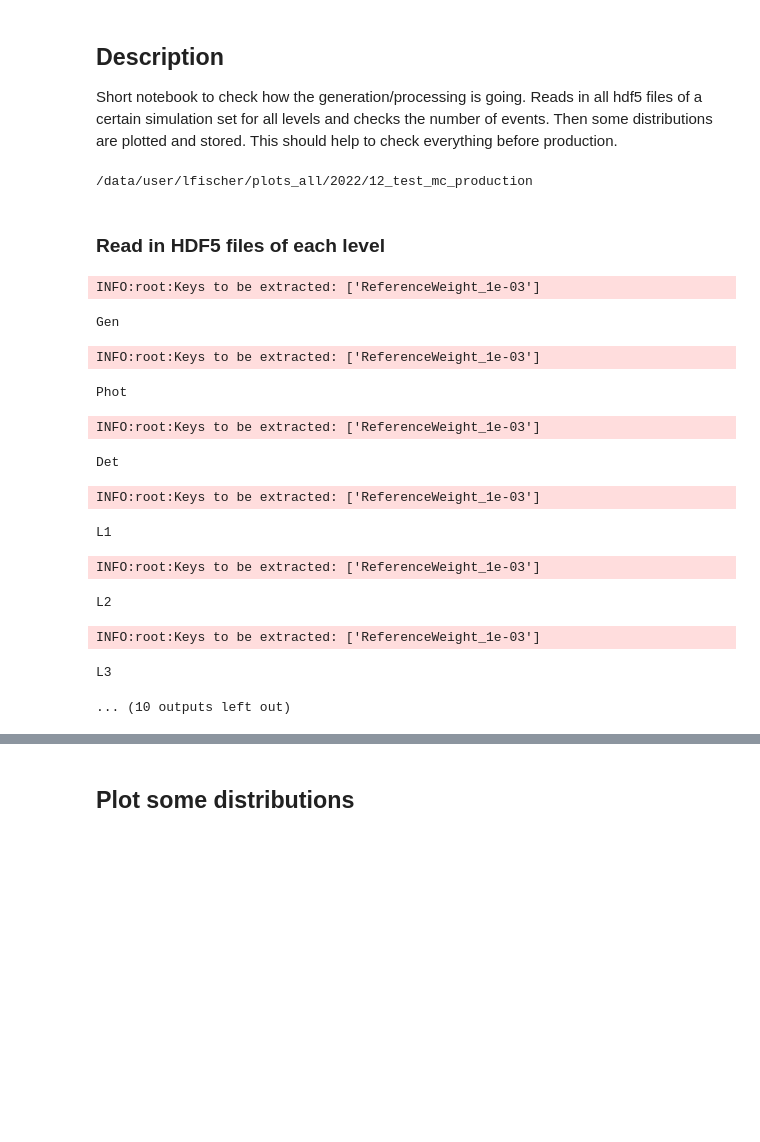
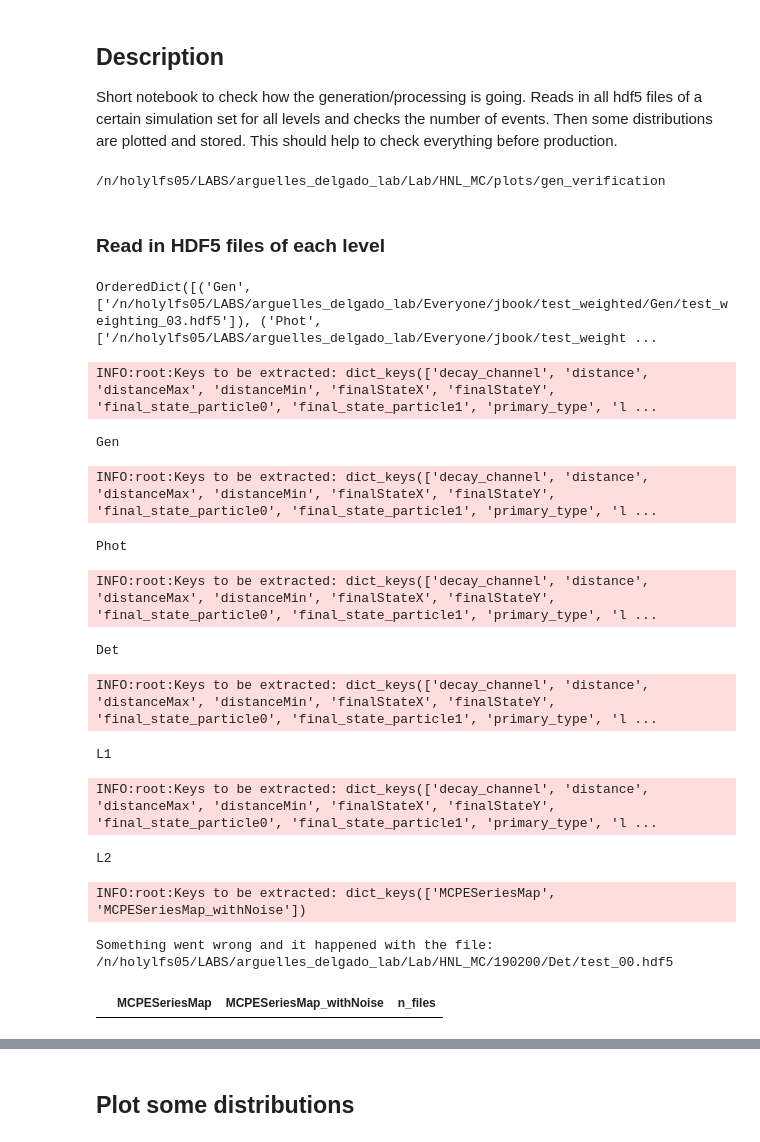
Before and after one commit to jybook/HNL_search_v2, a Jupyter notebook: notebooks/test_mc_production.ipynb, the cells around one changed output, grey strips where cells are left out. Saved outputs shown, nothing was run; the diff lists cells and outputs as text; code cells hidden in the pictures; blank space fills up the shorter version.

```diff
--- a/notebooks/test_mc_production.ipynb
+++ b/notebooks/test_mc_production.ipynb
@@ -16,10 +16,10 @@ import matplotlib.pyplot as plt
 style_file = os.path.expandvars('$I3_SRC/LeptonInjector/python/hnl_mpl_plotstyle.mplstyle')
 plt.style.use(style_file)
 
-base_plot_dir = '/data/user/lfischer/plots_all/2022/12_test_mc_production'
+base_plot_dir = '/n/holylfs05/LABS/arguelles_delgado_lab/Lab/HNL_MC/plots/gen_verification'
 print(base_plot_dir)
 # %% [output]
-/data/user/lfischer/plots_all/2022/12_test_mc_production
+/n/holylfs05/LABS/arguelles_delgado_lab/Lab/HNL_MC/plots/gen_verification
 # %% [markdown]
 ### Read in HDF5 files of each level
 # %%
@@ -48,7 +49,7 @@ for key, item in infiles.items():
 #     print(key)
 
     item.extend(
-        glob.glob(os.path.join(sim_base_dir, '{}/*/*.hdf5'.format(key)))  # for Gen/Phot
+        glob.glob(os.path.join(sim_base_dir, '{}/*.hdf5'.format(key)))  # for Gen/Phot
     )
     item.extend(
         glob.glob(os.path.join(sim_base_dir, '{}/*/*/*.hdf5'.format(key)))  # for Det/L1/L2/L3/L4/L5
@@ -57,7 +58,9 @@ for key, item in infiles.items():
 #     print(item)
 #     break
 
-# print(infiles)
+print(infiles)
+# %% [output]
+OrderedDict([('Gen', ['/n/holylfs05/LABS/arguelles_delgado_lab/Everyone/jbook/test_weighted/Gen/test_weighting_03.hdf5']), ('Phot', ['/n/holylfs05/LABS/arguelles_delgado_lab/Everyone/jbook/test_weight ...
 # %%
 # define keys to extract (at L3 the HDF5 writer also extracts other objects)
 
@@ -121,25 +123,62 @@ keys_to_extract = [
 ]
 # %%
-# read in the hdffiles and store the dataframes
+# read in the hdffiles and store the dataframes (only need to run this once, and then you can access the feather file directly)
 level_data = OrderedDict()
 
 for key, item in infiles.items():
     print(key)
 
-    level_data[key] = hdf5_to_feather(item, keys=keys_to_extract)
+    level_data[key] = hdf5_to_feather(item, '/n/holylfs05/LABS/arguelles_delgado_lab/Lab/HNL_MC/feather/'+key, keys=keys_to_extract)
 
 #     break
 # %% [output]
-INFO:root:Keys to be extracted: ['ReferenceWeight_1e-03']
+INFO:root:Keys to be extracted: dict_keys(['decay_channel', 'distance', 'distanceMax', 'distanceMin', 'finalStateX', 'finalStateY', 'final_state_particle0', 'final_state_particle1', 'primary_type', 'l ...
 Gen
-INFO:root:Keys to be extracted: ['ReferenceWeight_1e-03']
+INFO:root:Keys to be extracted: dict_keys(['decay_channel', 'distance', 'distanceMax', 'distanceMin', 'finalStateX', 'finalStateY', 'final_state_particle0', 'final_state_particle1', 'primary_type', 'l ...
 Phot
-INFO:root:Keys to be extracted: ['ReferenceWeight_1e-03']
+INFO:root:Keys to be extracted: dict_keys(['decay_channel', 'distance', 'distanceMax', 'distanceMin', 'finalStateX', 'finalStateY', 'final_state_particle0', 'final_state_particle1', 'primary_type', 'l ...
 Det
-INFO:root:Keys to be extracted: ['ReferenceWeight_1e-03']
+INFO:root:Keys to be extracted: dict_keys(['decay_channel', 'distance', 'distanceMax', 'distanceMin', 'finalStateX', 'finalStateY', 'final_state_particle0', 'final_state_particle1', 'primary_type', 'l ...
 L1
-INFO:root:Keys to be extracted: ['ReferenceWeight_1e-03']
+INFO:root:Keys to be extracted: dict_keys(['decay_channel', 'distance', 'distanceMax', 'distanceMin', 'finalStateX', 'finalStateY', 'final_state_particle0', 'final_state_particle1', 'primary_type', 'l ...
 L2
-INFO:root:Keys to be extracted: ['ReferenceWeight_1e-03']
-L3
-... (10 outputs left out)
+# %%
+det_keys =  [
+     "MCPESeriesMap",
+     "MCPESeriesMap_withNoise",
+#      "triggers_fired",
+#      "trigger_sources",
+#      "trigger_types",
+]
+# Load det level events
+filepath = '/n/holylfs05/LABS/arguelles_delgado_lab/Lab/HNL_MC/190200/Det/'
+infile_name = 'test_00.hdf5'
+outfile_name = 'test4.feather'
+# Take hdf5 to feather, and then turn it in to a dataframe
+df_det = hdf5_to_feather([filepath+infile_name], '/n/holylfs05/LABS/arguelles_delgado_lab/Lab/HNL_MC/feather/'+outfile_name, keys=det_keys
+                )
+# %% [output]
+INFO:root:Keys to be extracted: dict_keys(['MCPESeriesMap', 'MCPESeriesMap_withNoise'])
+Something went wrong and it happened with the file: /n/holylfs05/LABS/arguelles_delgado_lab/Lab/HNL_MC/190200/Det/test_00.hdf5
+# %%
+phot_keys = [
+    "casc0_photons",
+    "casc0_photons_at_doms",
+    "casc0_photon_weights",
+    "casc1_photons",
+    "casc1_photons_at_doms",
+    "casc1_photon_weights",
+]
+
+# Load phot level events
+filepath = '/n/holylfs05/LABS/arguelles_delgado_lab/Lab/HNL_MC/190200/Phot/'
+infile_name = 'test_00.hdf5'
+outfile_name = 'test_phot.feather'
+# Take hdf5 to feather, and then turn it in to a dataframe
+df_phot = hdf5_to_feather([filepath+infile_name],
+                          '/n/holylfs05/LABS/arguelles_delgado_lab/Lab/HNL_MC/feather/'+outfile_name,
+                          keys=phot_keys)
+# %%
+df_phot
+# %% [output]
+|  | MCPESeriesMap | MCPESeriesMap_withNoise | n_files |
```
Also changed, not shown: parts of 10 cells of this notebook, 3 other files.
